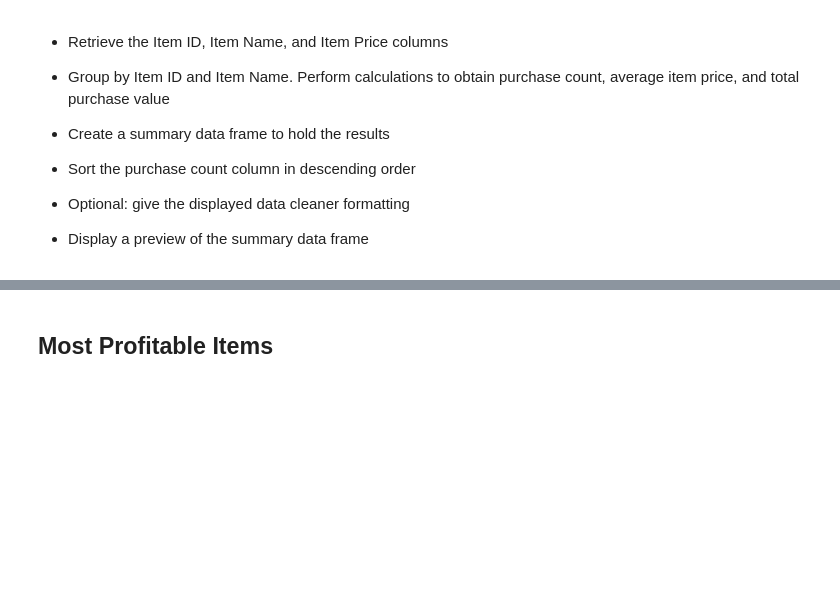
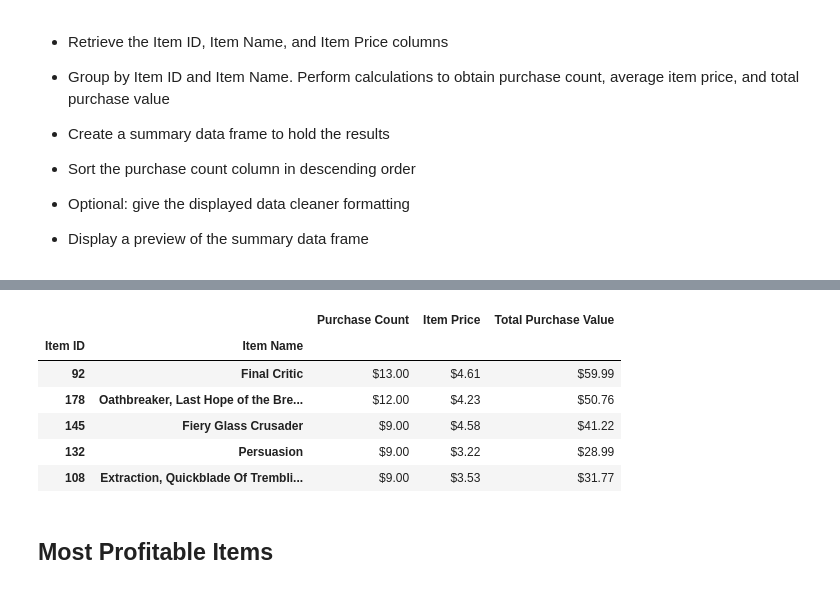
Before and after one commit to michellebannon/pandas-challenge, a Jupyter notebook: HeroesOfPymoli/HeroesOfPymoli_starter.ipynb, the cells around one changed output, grey strips where cells are left out. Cells and saved outputs as stored; diff of their text form; code cells hidden in the pictures; blank space fills up the shorter version.

```diff
--- a/HeroesOfPymoli/HeroesOfPymoli_starter.ipynb
+++ b/HeroesOfPymoli/HeroesOfPymoli_starter.ipynb
@@ -264,3 +334,22 @@ bin_names = ["<10", "10-14", "15-19", "20-24", "25-29", "30-34", "35-39", "40+"]
+# %%
+purchase_data_sn_3 = purchase_data.groupby(['Item ID', 'Item Name'])
+purchase_counts2 = purchase_data_sn_3['Gender'].count()
+average_spending2 = round(purchase_data_sn_3['Price'].mean(),2)
+total_purchase2 = round(purchase_data_sn_3['Price'].sum(),2)
+
+summary7 = pd.DataFrame([purchase_counts2, average_spending2, total_purchase2])
+summary8 = summary7.T
+summary8.columns = ['Purchase Count', 'Item Price', 'Total Purchase Value']
+summary9 = summary8.sort_values('Purchase Count', ascending=False)
+summary9.head()
+# %% [output]
+|  |  | Purchase Count | Item Price | Total Purchase Value |
+| Item ID | Item Name |  |  |  |
+| 92 | Final Critic | $13.00 | $4.61 | $59.99 |
+| 178 | Oathbreaker, Last Hope of the Bre... | $12.00 | $4.23 | $50.76 |
+| 145 | Fiery Glass Crusader | $9.00 | $4.58 | $41.22 |
+| 132 | Persuasion | $9.00 | $3.22 | $28.99 |
+| 108 | Extraction, Quickblade Of Trembli... | $9.00 | $3.53 | $31.77 |
 # %% [markdown]
 ## Most Profitable Items
 # %% [markdown]
```
Also changed, not shown: parts of 22 cells of this notebook, 3 other files.
